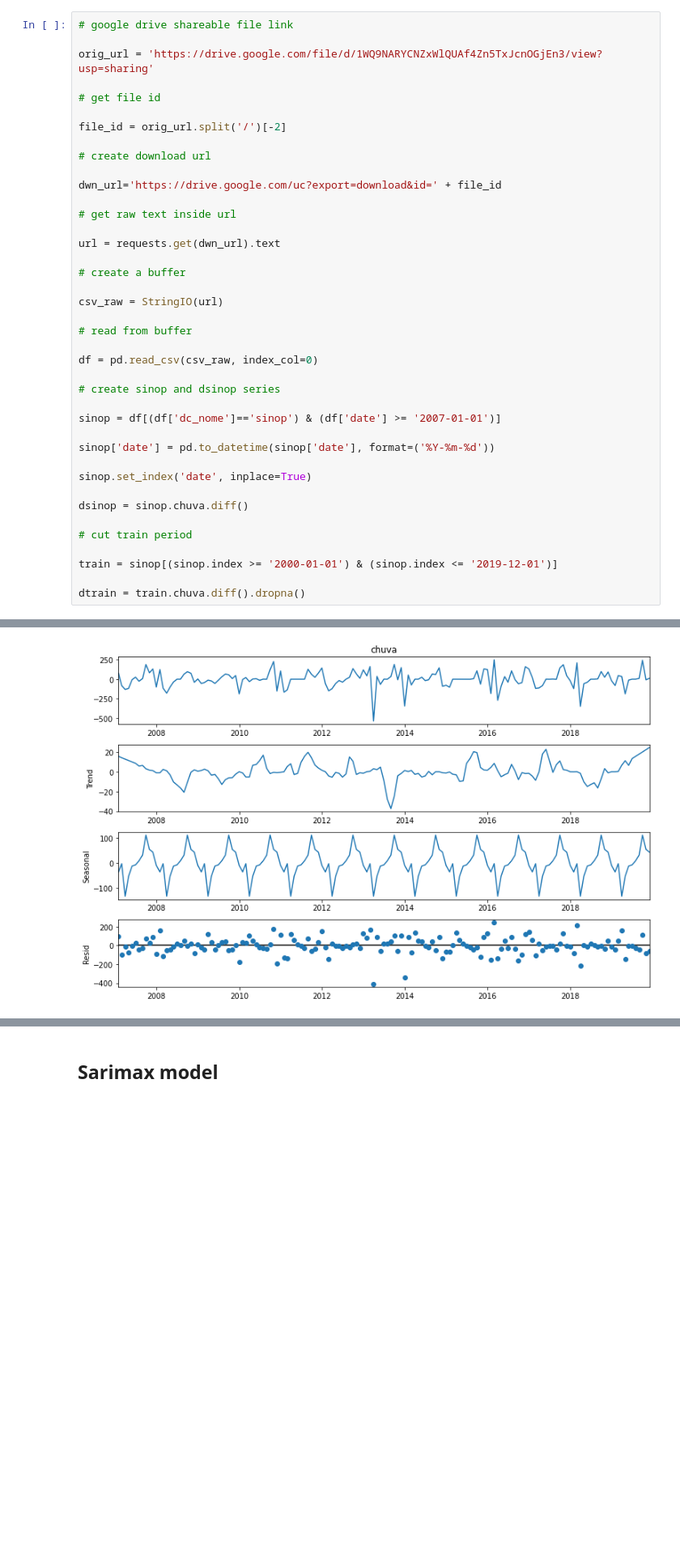
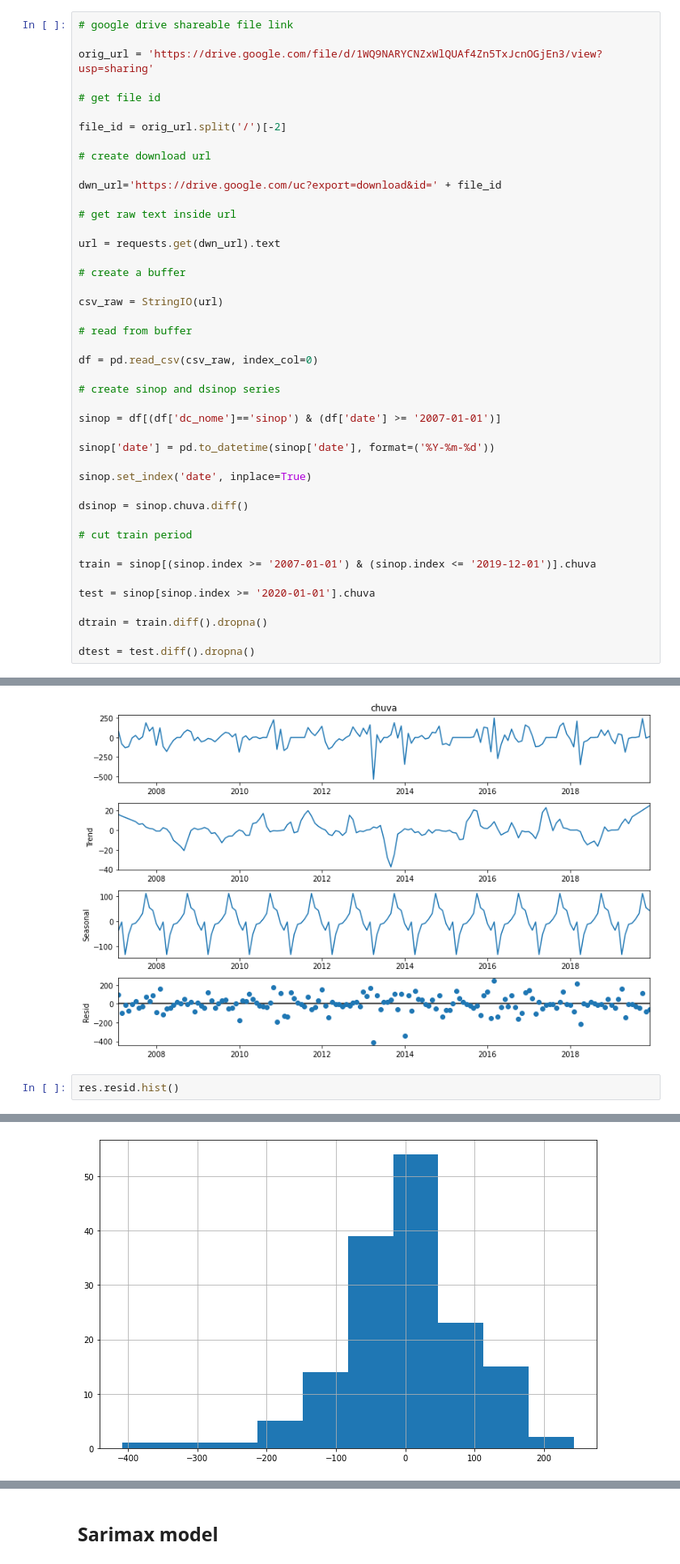
Before and after one commit to bragarods/agro, a Jupyter notebook: notebooks/ts_exploratory.ipynb, the cells around one changed output, grey strips where cells are left out. Shown at 81% size. Drawn from its saved outputs; the diff is of its cells as text; blank space fills up the shorter version.

```diff
--- a/notebooks/ts_exploratory.ipynb
+++ b/notebooks/ts_exploratory.ipynb
@@ -50,9 +49,13 @@ dsinop = sinop.chuva.diff()
 
 # cut train period
 
-train = sinop[(sinop.index >= '2000-01-01') & (sinop.index <= '2019-12-01')]
+train = sinop[(sinop.index >= '2007-01-01') & (sinop.index <= '2019-12-01')].chuva
 
-dtrain = train.chuva.diff().dropna()
+test = sinop[sinop.index >= '2020-01-01'].chuva
+
+dtrain = train.diff().dropna()
+
+dtest = test.diff().dropna()
 # %% [markdown]
 ## Time series exploratory
 
@@ -73,3 +79,6 @@ res = sm.tsa.seasonal_decompose(dtrain, period=12, extrapolate_trend='freq')
 resplot = res.plot()
 # %% [output]
 [figure]
+# %%
+res.resid.hist()
+# %% [output]
@@ -76,3 +86,4 @@ resplot = res.plot()
+[figure, added]
 # %%
 # check for stationarity (ADF)
 
```
Also changed, not shown: parts of 31 cells of this notebook, 3 other files.
